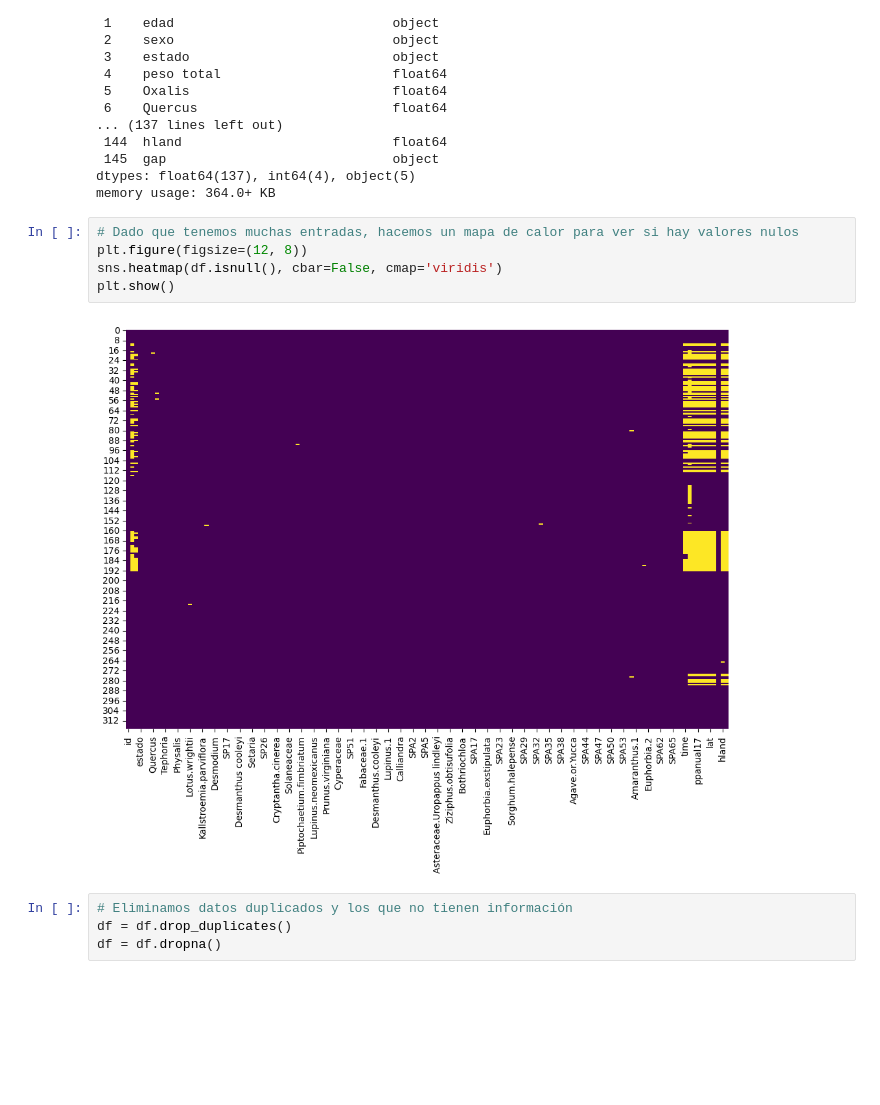
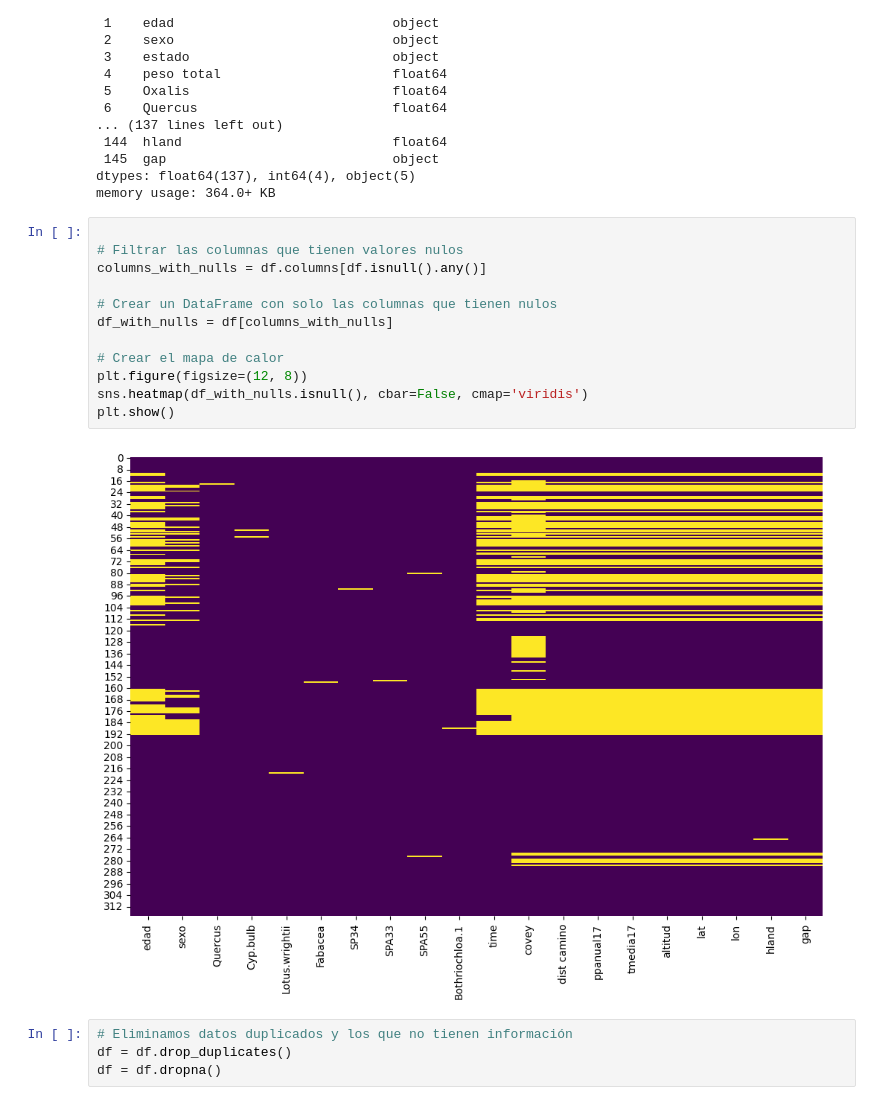
Before and after one commit to anmerino-pnd/codornices, a Jupyter notebook: limpieza.ipynb, the cells around one changed output. Drawn from its saved outputs; the diff is of its cells as text; blank space fills up the shorter version.

```diff
--- a/limpieza.ipynb
+++ b/limpieza.ipynb
@@ -36,12 +36,19 @@ Data columns (total 146 columns):
 dtypes: float64(137), int64(4), object(5)
 memory usage: 364.0+ KB
 # %%
-# Dado que tenemos muchas entradas, hacemos un mapa de calor para ver si hay valores nulos
+
+# Filtrar las columnas que tienen valores nulos
+columns_with_nulls = df.columns[df.isnull().any()]
+
+# Crear un DataFrame con solo las columnas que tienen nulos
+df_with_nulls = df[columns_with_nulls]
+
+# Crear el mapa de calor
 plt.figure(figsize=(12, 8))
-sns.heatmap(df.isnull(), cbar=False, cmap='viridis')
+sns.heatmap(df_with_nulls.isnull(), cbar=False, cmap='viridis')
 plt.show()
 # %% [output]
-[figure, old version]
+[figure, new version]
 # %%
 # Eliminamos datos duplicados y los que no tienen información
 df = df.drop_duplicates()
```
Also changed, not shown: 1 other file.
